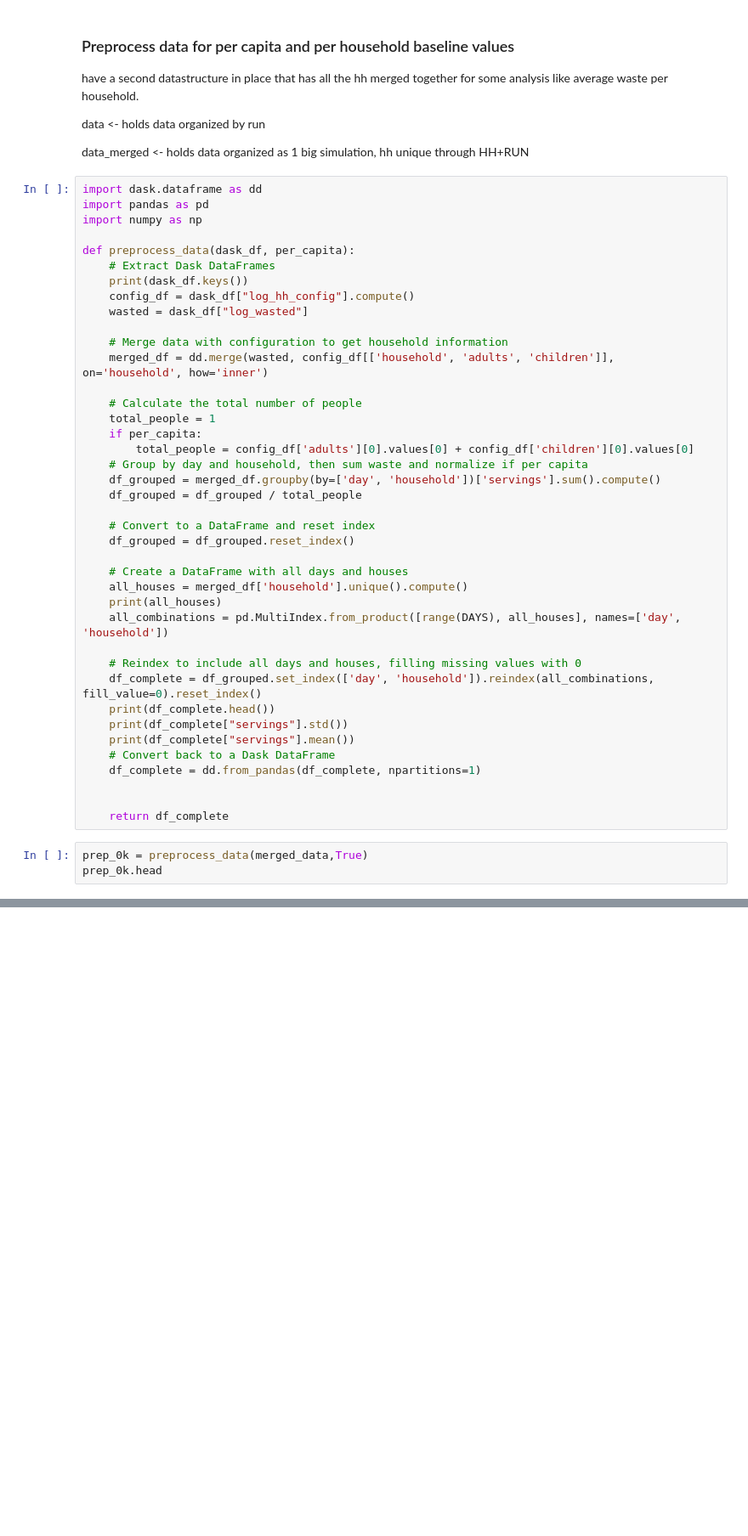
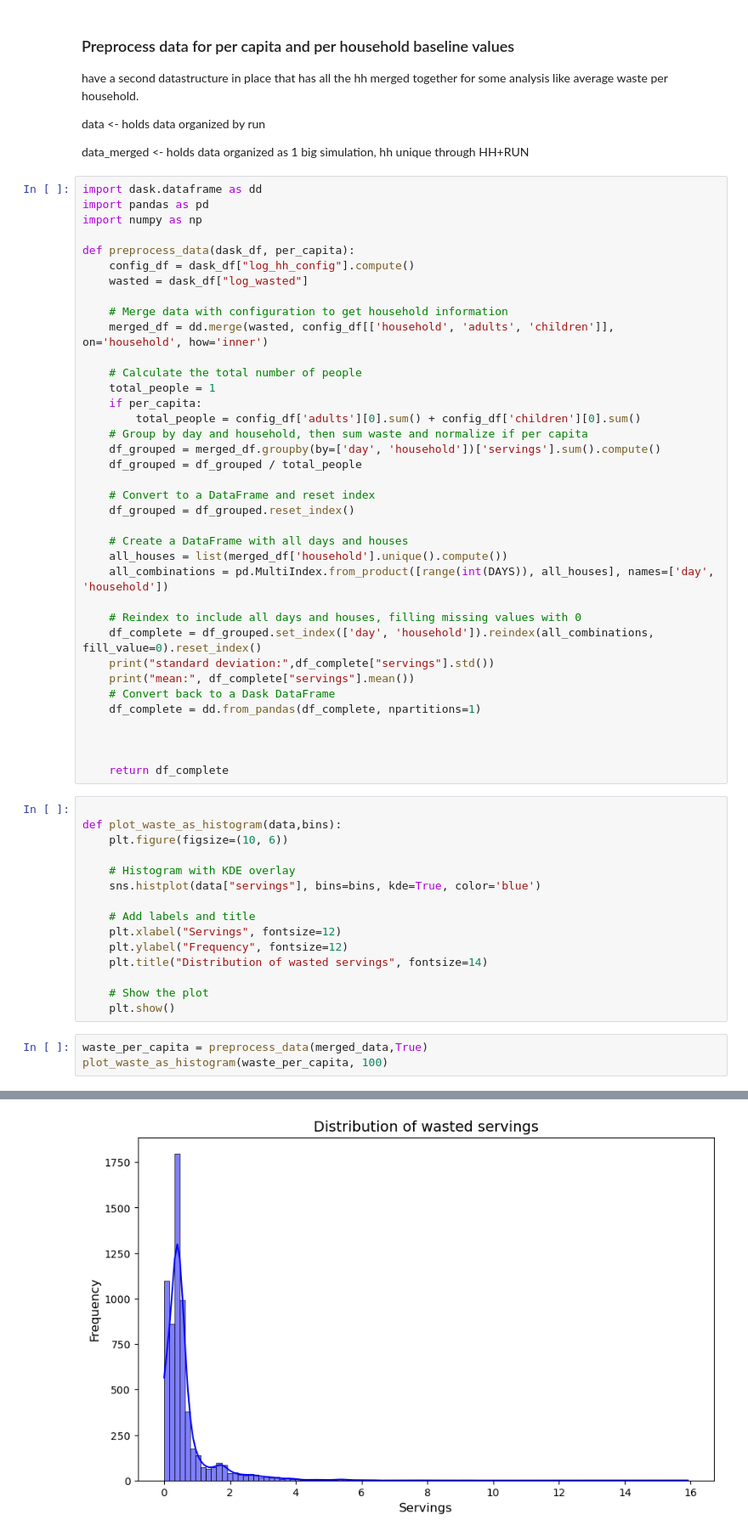
Before and after one commit to xHelenx/ifwaste, a Jupyter notebook: analysis/data_analysis.ipynb, the cells around one changed output, grey strips where cells are left out. Shown at 85% size. Saved outputs shown, nothing was run; the diff lists cells and outputs as text; blank space fills up the shorter version.

```diff
--- a/analysis/data_analysis.ipynb
+++ b/analysis/data_analysis.ipynb
@@ -230,8 +244,6 @@ import pandas as pd
 import numpy as np
 
 def preprocess_data(dask_df, per_capita):
-    # Extract Dask DataFrames
-    print(dask_df.keys())
     config_df = dask_df["log_hh_config"].compute()
     wasted = dask_df["log_wasted"]
 
@@ -241,7 +253,7 @@ def preprocess_data(dask_df, per_capita):
     # Calculate the total number of people
     total_people = 1
     if per_capita:
-        total_people = config_df['adults'][0].values[0] + config_df['children'][0].values[0]
+        total_people = config_df['adults'][0].sum() + config_df['children'][0].sum()
     # Group by day and household, then sum waste and normalize if per capita
     df_grouped = merged_df.groupby(by=['day', 'household'])['servings'].sum().compute()
     df_grouped = df_grouped / total_people
@@ -250,21 +262,35 @@ def preprocess_data(dask_df, per_capita):
     df_grouped = df_grouped.reset_index()
 
     # Create a DataFrame with all days and houses
-    all_houses = merged_df['household'].unique().compute()
-    print(all_houses)
-    all_combinations = pd.MultiIndex.from_product([range(DAYS), all_houses], names=['day', 'household'])
+    all_houses = list(merged_df['household'].unique().compute())
+    all_combinations = pd.MultiIndex.from_product([range(int(DAYS)), all_houses], names=['day', 'household'])
 
     # Reindex to include all days and houses, filling missing values with 0
     df_complete = df_grouped.set_index(['day', 'household']).reindex(all_combinations, fill_value=0).reset_index()
-    print(df_complete.head())
-    print(df_complete["servings"].std())
-    print(df_complete["servings"].mean())
+    print("standard deviation:",df_complete["servings"].std())
+    print("mean:", df_complete["servings"].mean())
     # Convert back to a Dask DataFrame
     df_complete = dd.from_pandas(df_complete, npartitions=1)
 
 
+
     return df_complete
+# %%
+
+def plot_waste_as_histogram(data,bins):
+    plt.figure(figsize=(10, 6))
+
+    # Histogram with KDE overlay
+    sns.histplot(data["servings"], bins=bins, kde=True, color='blue')
+
+    # Add labels and title
+    plt.xlabel("Servings", fontsize=12)
+    plt.ylabel("Frequency", fontsize=12)
+    plt.title("Distribution of wasted servings", fontsize=14)
+
+    # Show the plot
+    plt.show()
 # %%
-prep_0k = preprocess_data(merged_data,True)
-prep_0k.head
+waste_per_capita = preprocess_data(merged_data,True)
+plot_waste_as_histogram(waste_per_capita, 100)
 # %% [output]
@@ -291,0 +306 @@ TypeError: 'numpy.float64' object cannot be interpreted as an integer
+[figure, added]
```
Also changed, not shown: parts of 43 cells of this notebook, 2 other files.
